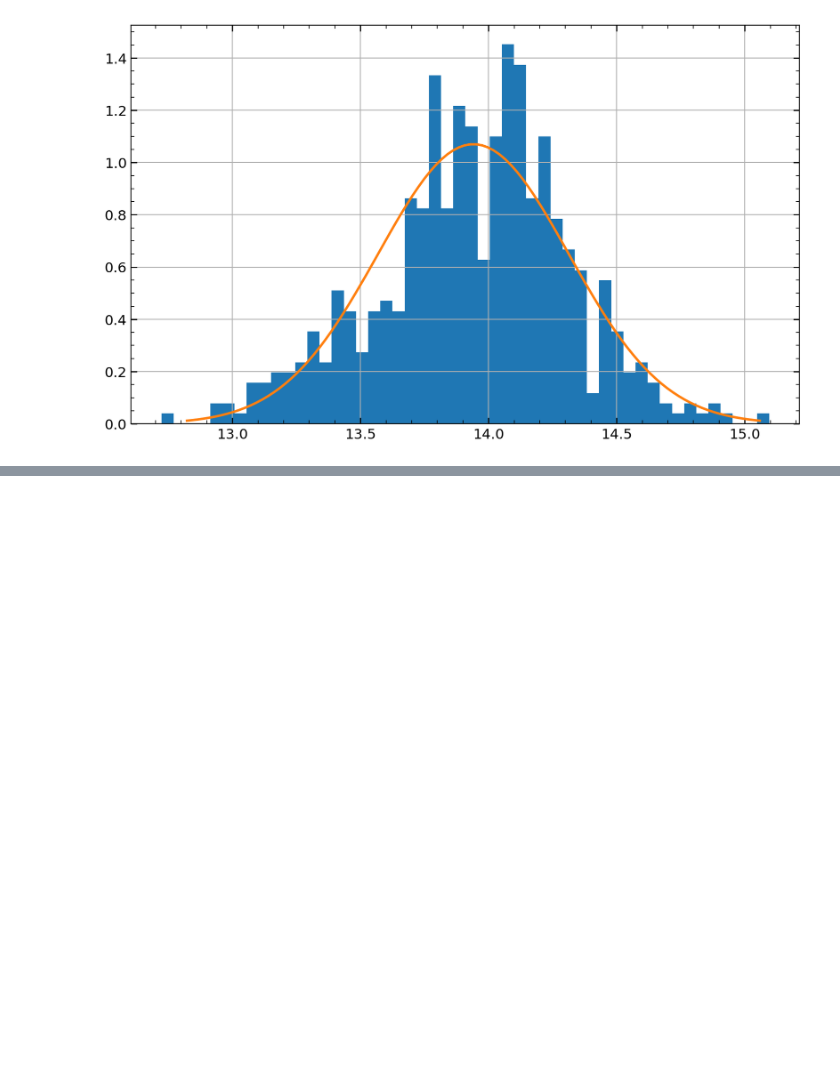
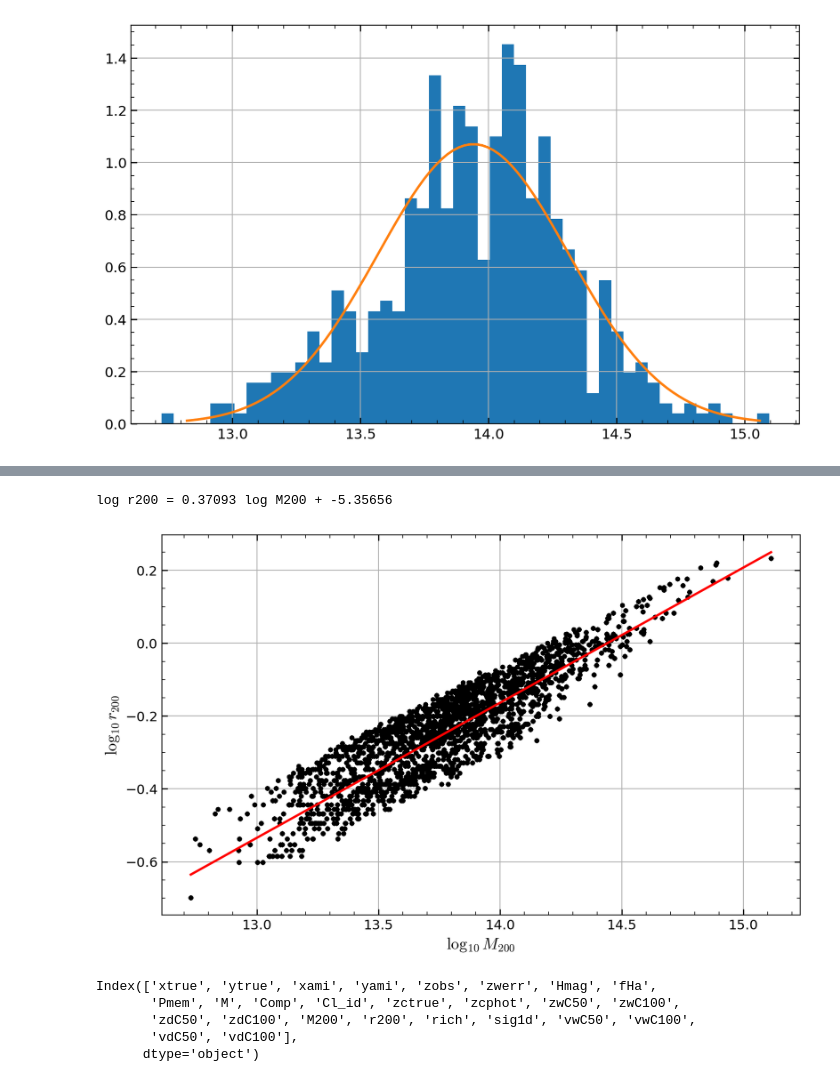
Before and after one commit to maho3/cl-ml-euclid, a Jupyter notebook: preprocessing.ipynb, the cells around one changed output, grey strips where cells are left out. Drawn from its saved outputs; the diff is of its cells as text; code cells hidden in the pictures; blank space fills up the shorter version.

```diff
--- a/preprocessing.ipynb
+++ b/preprocessing.ipynb
@@ -463,0 +474,12 @@ print(mu, sig)
+# %%
+data = pd.read_csv(
+    'data/raw/deep_all_03042024.dat', delimiter=' ', index_col=False,
+    skipinitialspace=True)
+data = pd.DataFrame(
+    data.iloc[1:,:-1].values, columns=data.columns[1:]).reset_index(drop=True)
+
+Ngal, Nclu = len(data), len(data.Cl_id.unique())
+print(f'Ngal: {Ngal}, Nclu: {Nclu}')
+print(f'Ngal/Nclu: {Ngal/Nclu:.2f}')
+
+data.head()
@@ -463,0 +496,21 @@ print(mu, sig)
+# %%
+from sklearn.linear_model import LinearRegression
+
+# fit r200-M200 relation
+x = np.log10(data['M200'].values.astype(float))
+y = np.log10(data['r200'].values.astype(float))
+
+# fit
+lr = LinearRegression().fit(x.reshape(-1,1), y)
+print(f'log r200 = {lr.coef_[0]:.5f} log M200 + {lr.intercept_:.5f}')
+
+x_ = np.linspace(x.min(), x.max(), 100)
+y_ = lr.predict(x_.reshape(-1,1))
+
+plt.plot(x, y, 'k.')
+plt.plot(x_, y_, 'r-')
+plt.xlabel(r'$\log_{10} M_{200}$')
+plt.ylabel(r'$\log_{10} r_{200}$');
+# %% [output]
+log r200 = 0.37093 log M200 + -5.35656
+[figure, added]
@@ -463,0 +523,9 @@ print(mu, sig)
+# %%
+# plt.hist(np.unique(np.log10(data['M200'].values.astype('float64'))), 50);
+data.columns
+# %% [output]
+Index(['xtrue', 'ytrue', 'xami', 'yami', 'zobs', 'zwerr', 'Hmag', 'fHa',
+       'Pmem', 'M', 'Comp', 'Cl_id', 'zctrue', 'zcphot', 'zwC50', 'zwC100',
+       'zdC50', 'zdC100', 'M200', 'r200', 'rich', 'sig1d', 'vwC50', 'vwC100',
+       'vdC50', 'vdC100'],
+      dtype='object')
```
Also changed, not shown: parts of 13 cells of this notebook, 5 other files.
